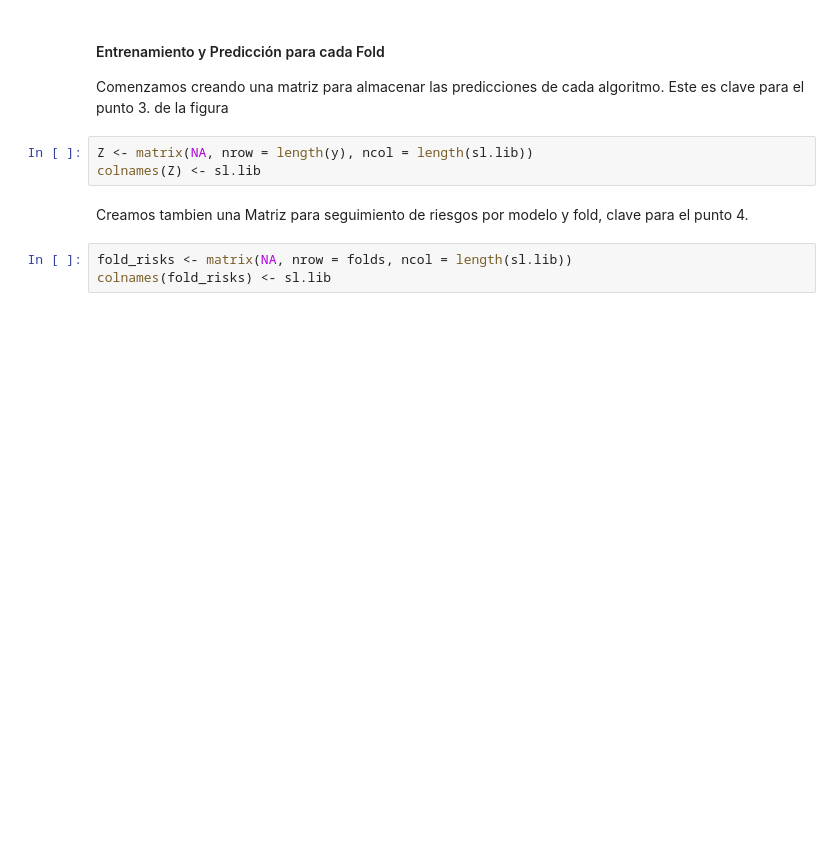
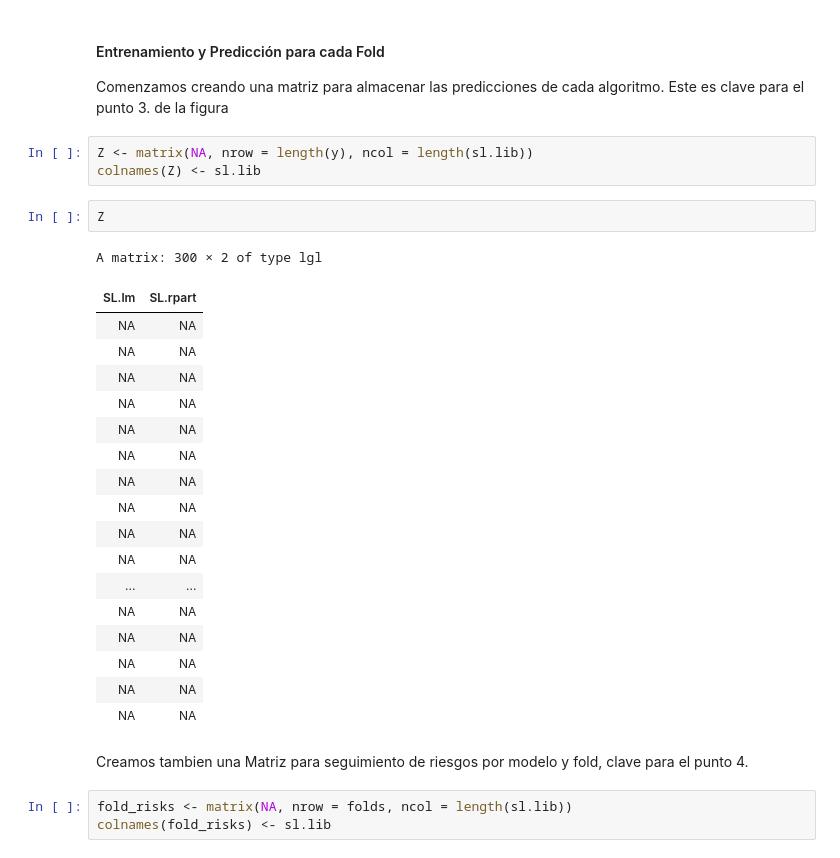
Before and after one commit to ignaciomsarmiento/ML_UNLP_Lectures, a Jupyter notebook: Week06/02_SuperLearner.ipynb, the cells around one changed output. Cells and saved outputs as stored; diff of their text form; blank space fills up the shorter version.

```diff
--- a/Week06/02_SuperLearner.ipynb
+++ b/Week06/02_SuperLearner.ipynb
@@ -114,6 +155,27 @@ Comenzamos creando una matriz para almacenar las predicciones de cada algoritmo.
 # %%
 Z <- matrix(NA, nrow = length(y), ncol = length(sl.lib))
 colnames(Z) <- sl.lib
+# %%
+Z
+# %% [output]
+A matrix: 300 × 2 of type lgl
+| SL.lm | SL.rpart |
+| NA | NA |
+| NA | NA |
+| NA | NA |
+| NA | NA |
+| NA | NA |
+| NA | NA |
+| NA | NA |
+| NA | NA |
+| NA | NA |
+| NA | NA |
+| ... | ... |
+| NA | NA |
+| NA | NA |
+| NA | NA |
+| NA | NA |
+| NA | NA |
 # %% [markdown]
 Creamos tambien una Matriz para seguimiento de riesgos por modelo y fold, clave para el punto 4.
 # %%
```
Also changed, not shown: parts of 12 cells of this notebook, 1 other file.
